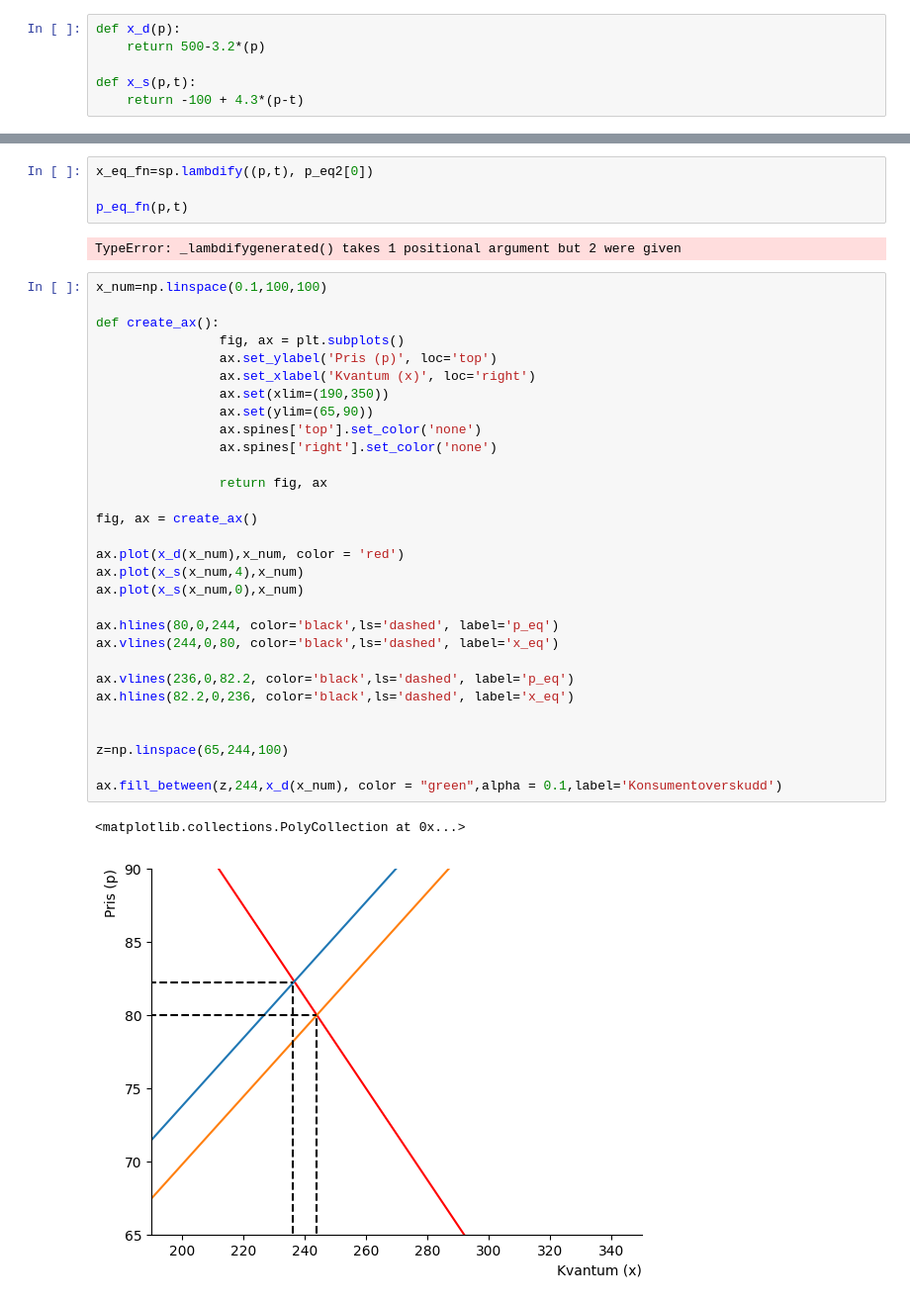
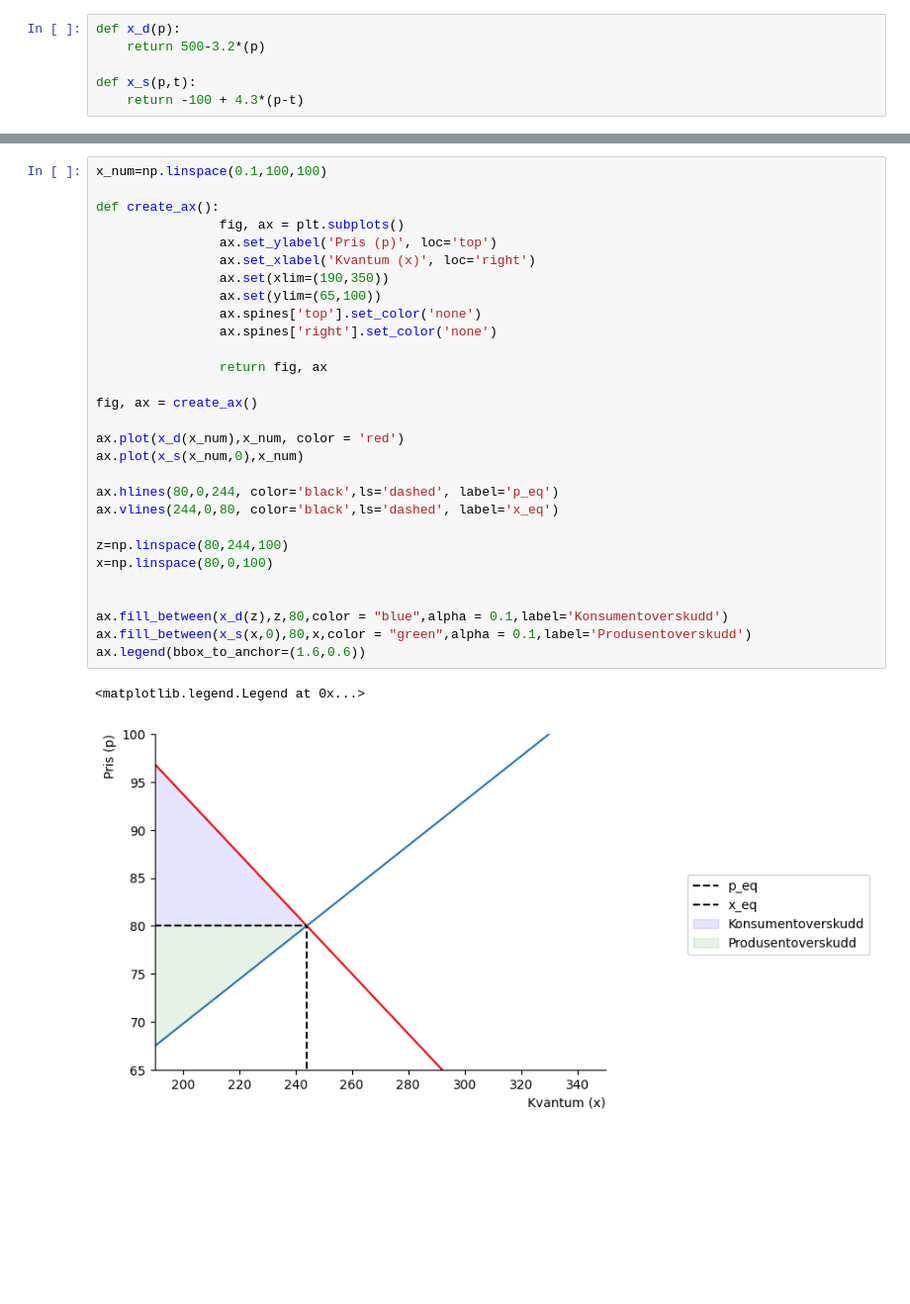
Before and after one commit to loopdiggaz/SOK-1006, a Jupyter notebook: arbeidskrav/arbeidskrav 3.ipynb, the cells around one changed output, grey strips where cells are left out. Shown at 99% size. Drawn from its saved outputs; the diff is of its cells as text; blank space fills up the shorter version.

```diff
--- a/arbeidskrav/arbeidskrav 3.ipynb
+++ b/arbeidskrav/arbeidskrav 3.ipynb
@@ -75,39 +75,32 @@ $\displaystyle 244.0 - 1.83466666666667 t$
-# %%
-x_eq_fn=sp.lambdify((p,t), p_eq2[0])
-
-p_eq_fn(p,t)
-# %% [output]
-TypeError: _lambdifygenerated() takes 1 positional argument but 2 were given
 # %%
 x_num=np.linspace(0.1,100,100)
 
 def create_ax():
                 fig, ax = plt.subplots()
                 ax.set_ylabel('Pris (p)', loc='top')
                 ax.set_xlabel('Kvantum (x)', loc='right')
                 ax.set(xlim=(190,350))
-                ax.set(ylim=(65,90))
+                ax.set(ylim=(65,100))
                 ax.spines['top'].set_color('none')
                 ax.spines['right'].set_color('none')
 
                 return fig, ax
 
 fig, ax = create_ax()
 
 ax.plot(x_d(x_num),x_num, color = 'red')
-ax.plot(x_s(x_num,4),x_num)
 ax.plot(x_s(x_num,0),x_num)
 
 ax.hlines(80,0,244, color='black',ls='dashed', label='p_eq')
 ax.vlines(244,0,80, color='black',ls='dashed', label='x_eq')
 
-ax.vlines(236,0,82.2, color='black',ls='dashed', label='p_eq')
-ax.hlines(82.2,0,236, color='black',ls='dashed', label='x_eq')
+z=np.linspace(80,244,100)
+x=np.linspace(80,0,100)
 
 
-z=np.linspace(65,244,100)
-
-ax.fill_between(z,244,x_d(x_num), color = "green",alpha = 0.1,label='Konsumentoverskudd')
+ax.fill_between(x_d(z),z,80,color = "blue",alpha = 0.1,label='Konsumentoverskudd')
+ax.fill_between(x_s(x,0),80,x,color = "green",alpha = 0.1,label='Produsentoverskudd')
+ax.legend(bbox_to_anchor=(1.6,0.6))
 # %% [output]
-<matplotlib.collections.PolyCollection at 0x...>
+<matplotlib.legend.Legend at 0x...>
-[figure, old version]
+[figure, new version]
```
Also changed, not shown: parts of 5 cells of this notebook.
